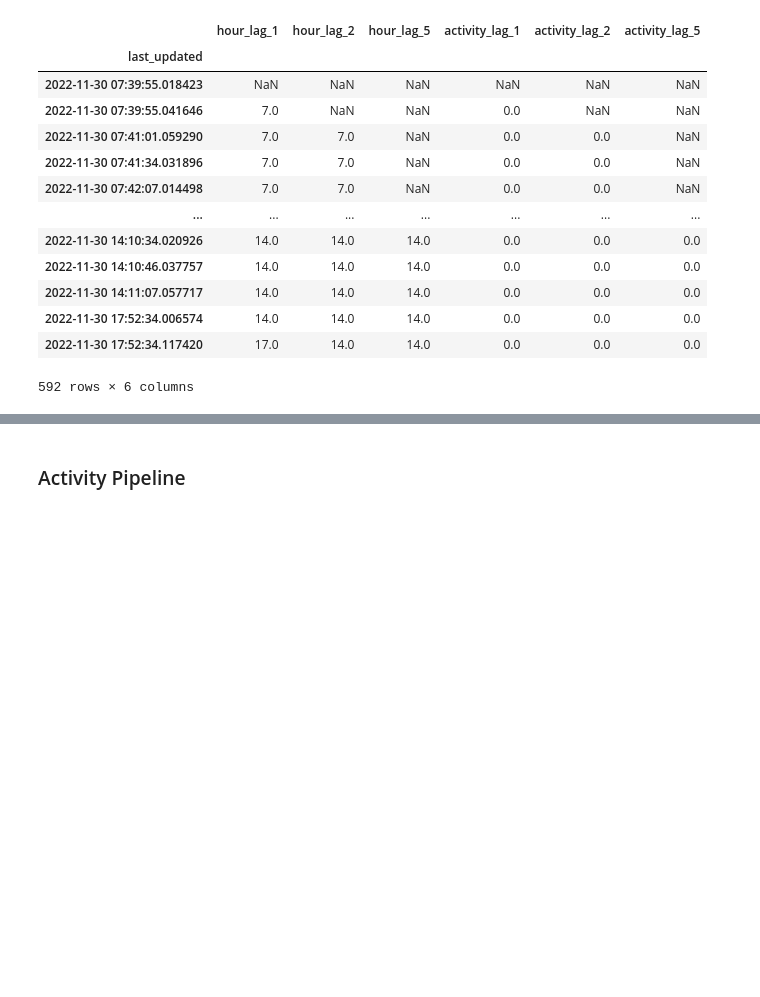
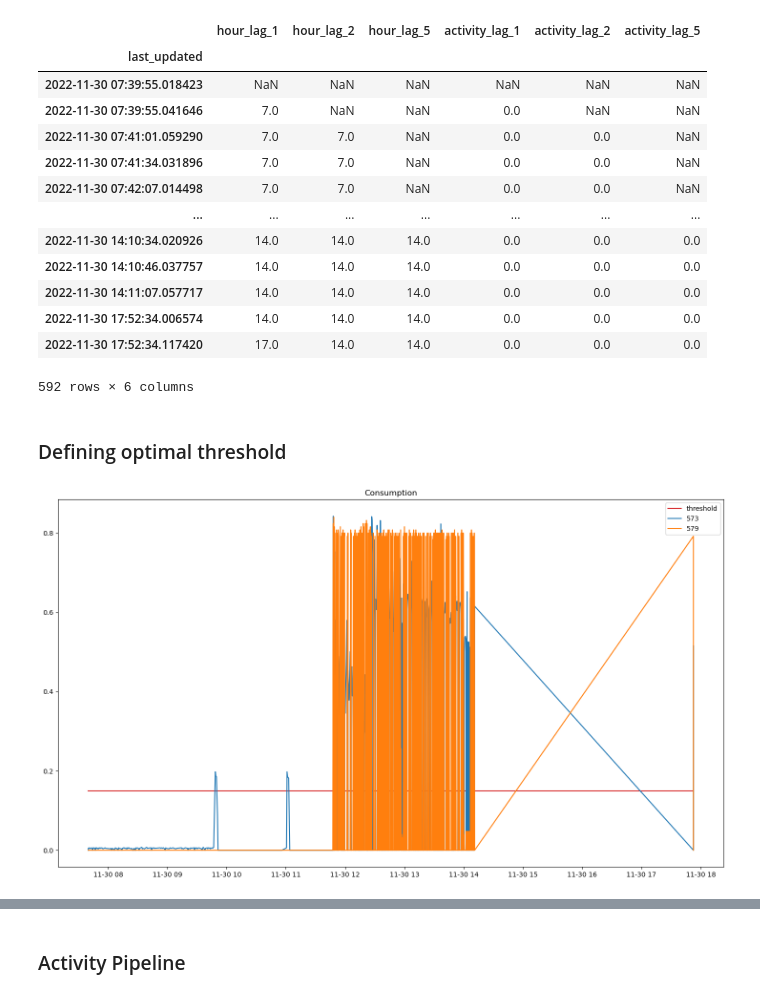
Before and after one commit to sonyaarom/Seminar-Information-Systems, a Jupyter notebook: Preparation_Agent_HA.ipynb, the cells around one changed output, grey strips where cells are left out. Saved outputs shown, nothing was run; the diff lists cells and outputs as text; code cells hidden in the pictures; blank space fills up the shorter version.

```diff
--- a/Preparation_Agent_HA.ipynb
+++ b/Preparation_Agent_HA.ipynb
@@ -662,3 +662,9 @@ day.iloc[:, -6:]
 | 2022-11-30 17:52:34.006574 | 14.0 | 14.0 | 14.0 | 0.0 | 0.0 | 0.0 |
 | 2022-11-30 17:52:34.117420 | 17.0 | 14.0 | 14.0 | 0.0 | 0.0 | 0.0 |
 592 rows × 6 columns
+# %% [markdown]
+### Defining optimal threshold
+# %%
+helper.plot_consumption(day, active_appliances, figsize=(18,10), threshold=.15)
+# %% [output]
+[figure, added]
```
Also changed, not shown: parts of 8 cells of this notebook, 2 other files.
